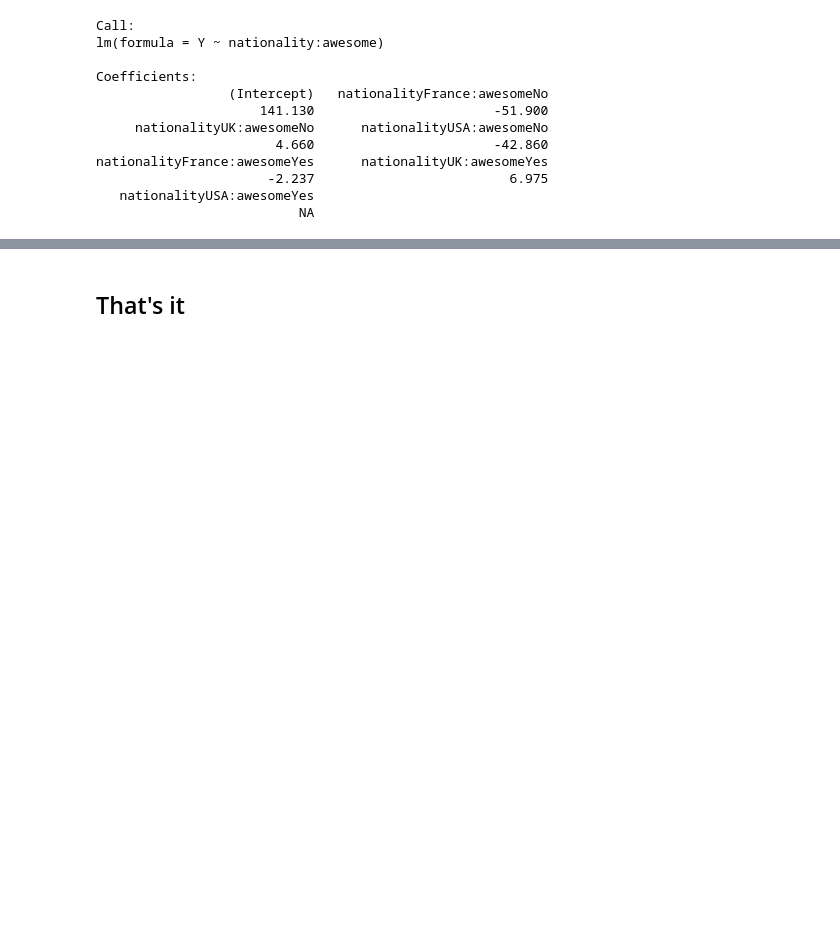
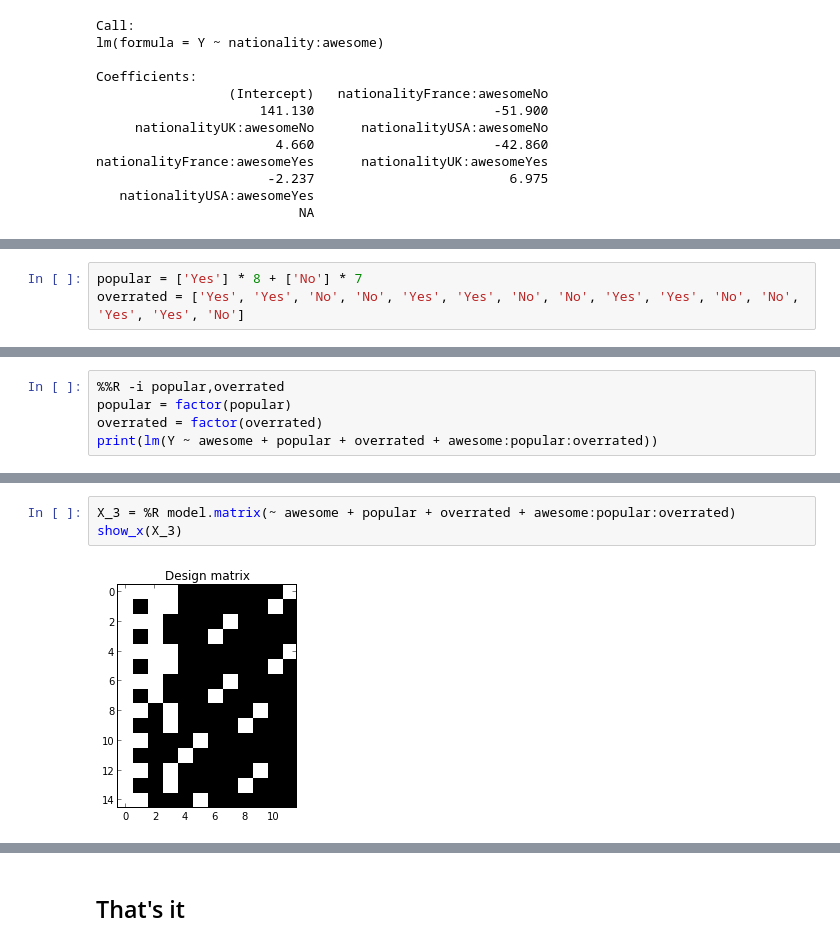
Before and after one commit to fperez/nipy-notebooks, a Jupyter notebook: exploring_r_formula.ipynb, the cells around one changed output, grey strips where cells are left out. Saved outputs shown, nothing was run; the diff lists cells and outputs as text; blank space fills up the shorter version.

```diff
--- a/exploring_r_formula.ipynb
+++ b/exploring_r_formula.ipynb
@@ -1330,0 +1333,3 @@ nationalityFrance:awesomeYes      nationalityUK:awesomeYes
+# %%
+popular = ['Yes'] * 8 + ['No'] * 7
+overrated = ['Yes', 'Yes', 'No', 'No', 'Yes', 'Yes', 'No', 'No', 'Yes', 'Yes', 'No', 'No', 'Yes', 'Yes', 'No']
@@ -1330,0 +1338,5 @@ nationalityFrance:awesomeYes      nationalityUK:awesomeYes
+# %%
+%%R -i popular,overrated
+popular = factor(popular)
+overrated = factor(overrated)
+print(lm(Y ~ awesome + popular + overrated + awesome:popular:overrated))
@@ -1330,0 +1360,5 @@ nationalityFrance:awesomeYes      nationalityUK:awesomeYes
+# %%
+X_3 = %R model.matrix(~ awesome + popular + overrated + awesome:popular:overrated)
+show_x(X_3)
+# %% [output]
+[figure, added]
```
Also changed, not shown: parts of 9 cells of this notebook.
